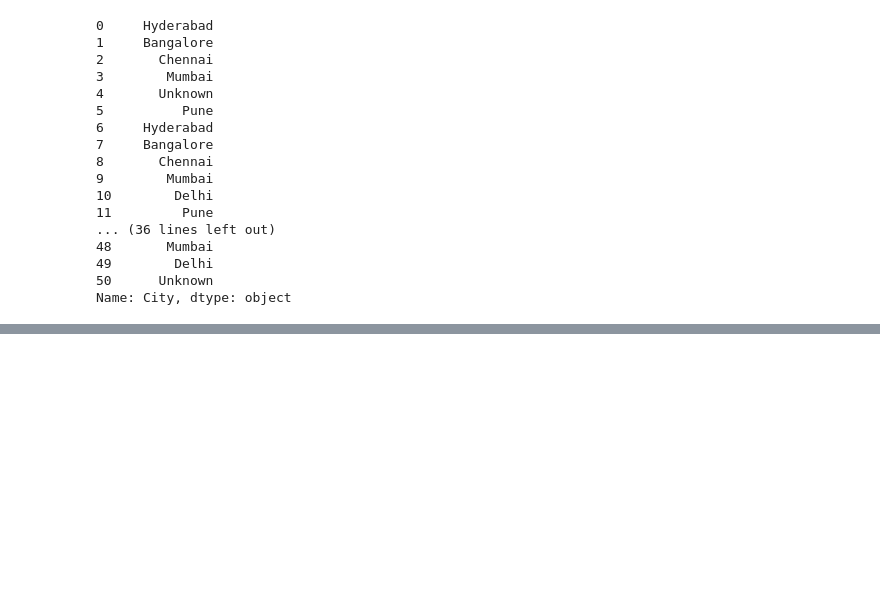
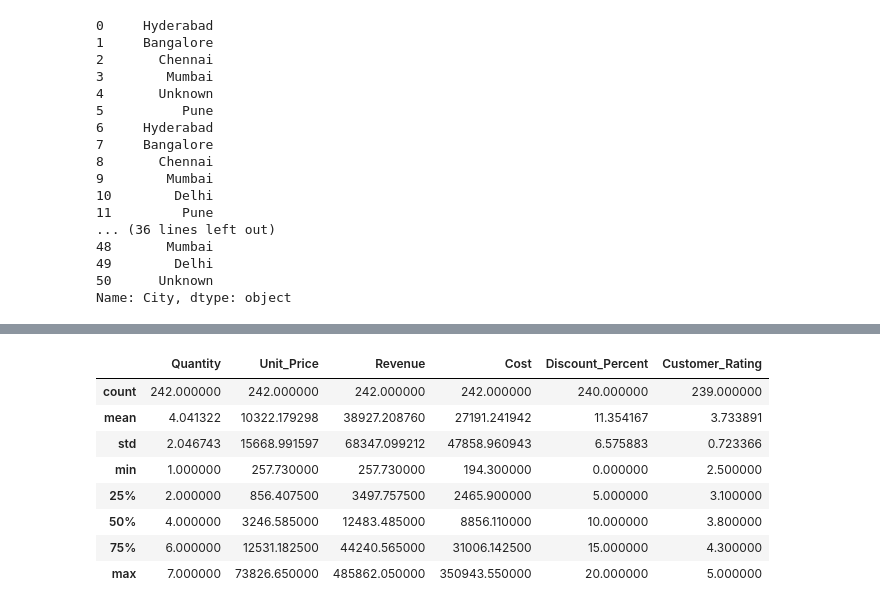
Before and after one commit to hemanthtavva/10k-coders, a Jupyter notebook: Py_Data_Analysis/pandass/pandas_task.ipynb, the cells around one changed output, grey strips where cells are left out. Drawn from its saved outputs; the diff is of its cells as text; code cells hidden in the pictures; blank space fills up the shorter version.

Commit message:
Update .gitignore and enhance pandas notebook with new data loading and analysis features

```diff
--- a/Py_Data_Analysis/pandass/pandas_task.ipynb
+++ b/Py_Data_Analysis/pandass/pandas_task.ipynb
@@ -468,0 +474,2 @@ Name: City, dtype: object
+# %%
+data = pd.read_csv("./Pandas_Dataset.csv")
@@ -468,0 +513,12 @@ Name: City, dtype: object
+# %%
+data.describe()
+# %% [output]
+|  | Quantity | Unit_Price | Revenue | Cost | Discount_Percent | Customer_Rating |
+| count | 242.000000 | 242.000000 | 242.000000 | 242.000000 | 240.000000 | 239.000000 |
+| mean | 4.041322 | 10322.179298 | 38927.208760 | 27191.241942 | 11.354167 | 3.733891 |
+| std | 2.046743 | 15668.991597 | 68347.099212 | 47858.960943 | 6.575883 | 0.723366 |
+| min | 1.000000 | 257.730000 | 257.730000 | 194.300000 | 0.000000 | 2.500000 |
+| 25% | 2.000000 | 856.407500 | 3497.757500 | 2465.900000 | 5.000000 | 3.100000 |
+| 50% | 4.000000 | 3246.585000 | 12483.485000 | 8856.110000 | 10.000000 | 3.800000 |
+| 75% | 6.000000 | 12531.182500 | 44240.565000 | 31006.142500 | 15.000000 | 4.300000 |
+| max | 7.000000 | 73826.650000 | 485862.050000 | 350943.550000 | 20.000000 | 5.000000 |
```
Also changed, not shown: parts of 11 cells of this notebook, 1 other file.
